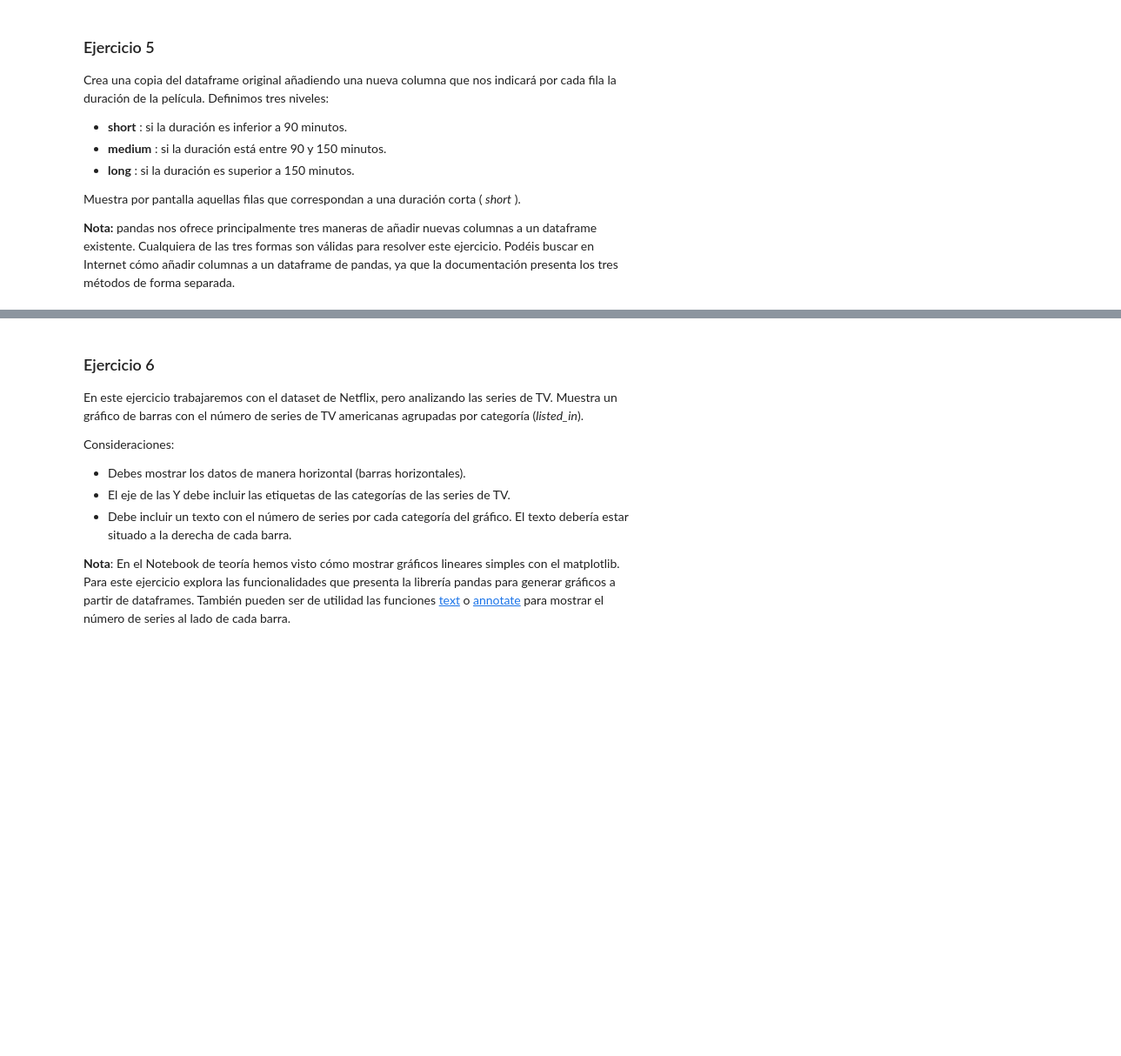
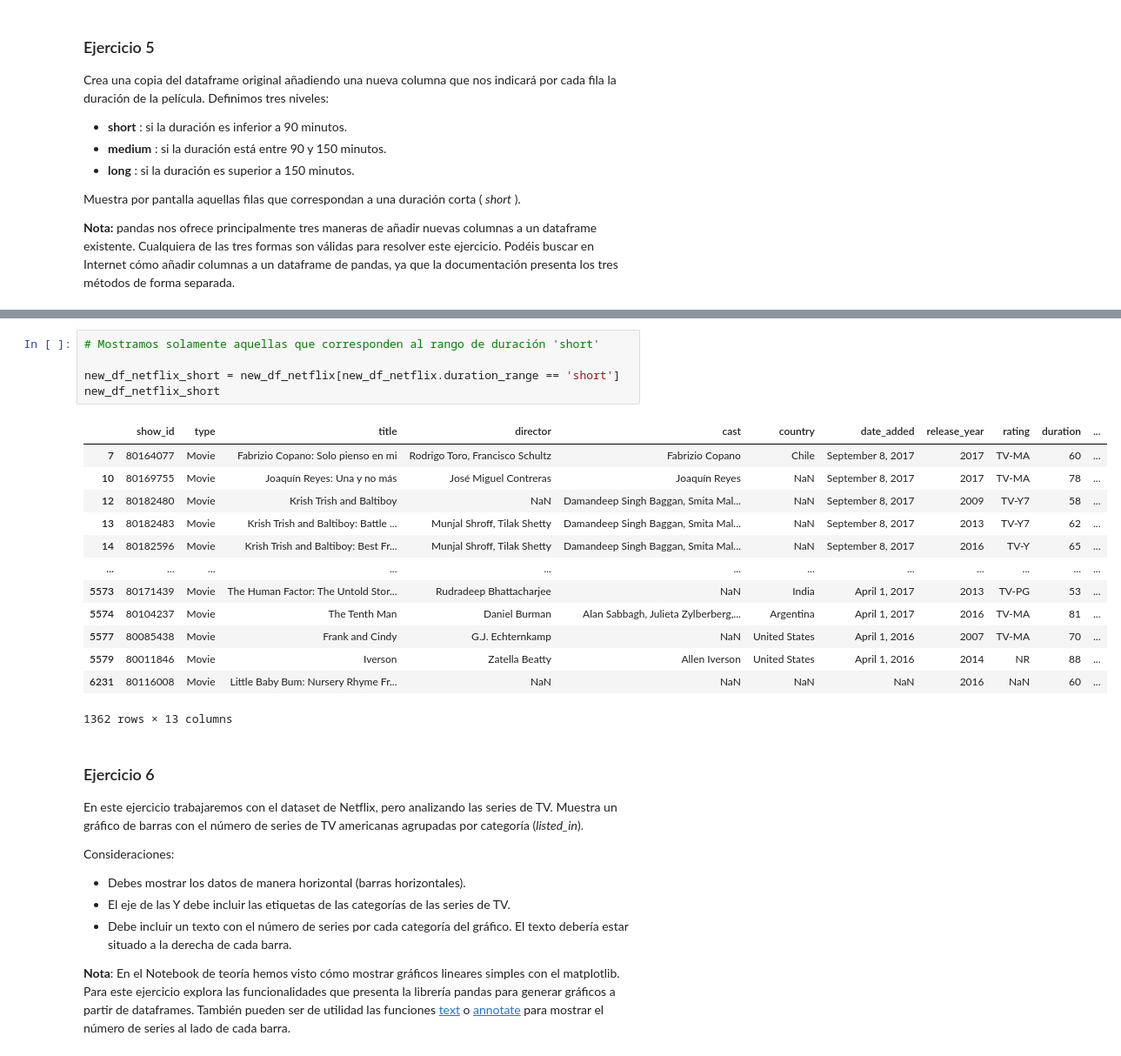
Before and after one commit to rdelaplaza/NEOLAND-DS2020-datalabs, a Jupyter notebook: 02-python-201/practices/02-pandas/your-code/03-pra-pandas_rodri.ipynb, the cells around one changed output, grey strips where cells are left out. Shown at 87% size. Saved outputs shown, nothing was run; the diff lists cells and outputs as text; blank space fills up the shorter version.

```diff
--- a/02-python-201/practices/02-pandas/your-code/03-pra-pandas_rodri.ipynb
+++ b/02-python-201/practices/02-pandas/your-code/03-pra-pandas_rodri.ipynb
@@ -288,3 +338,22 @@ Muestra por pantalla aquellas filas que correspondan a una duración corta ( _sh
+# %%
+# Mostramos solamente aquellas que corresponden al rango de duración 'short'
+
+new_df_netflix_short = new_df_netflix[new_df_netflix.duration_range == 'short']
+new_df_netflix_short
+# %% [output]
+|  | show_id | type | title | director | cast | country | date_added | release_year | rating | duration | ... |
+| 7 | 80164077 | Movie | Fabrizio Copano: Solo pienso en mi | Rodrigo Toro, Francisco Schultz | Fabrizio Copano | Chile | September 8, 2017 | 2017 | TV-MA | 60 | ... |
+| 10 | 80169755 | Movie | Joaquín Reyes: Una y no más | José Miguel Contreras | Joaquín Reyes | NaN | September 8, 2017 | 2017 | TV-MA | 78 | ... |
+| 12 | 80182480 | Movie | Krish Trish and Baltiboy | NaN | Damandeep Singh Baggan, Smita Mal... | NaN | September 8, 2017 | 2009 | TV-Y7 | 58 | ... |
+| 13 | 80182483 | Movie | Krish Trish and Baltiboy: Battle ... | Munjal Shroff, Tilak Shetty | Damandeep Singh Baggan, Smita Mal... | NaN | September 8, 2017 | 2013 | TV-Y7 | 62 | ... |
+| 14 | 80182596 | Movie | Krish Trish and Baltiboy: Best Fr... | Munjal Shroff, Tilak Shetty | Damandeep Singh Baggan, Smita Mal... | NaN | September 8, 2017 | 2016 | TV-Y | 65 | ... |
+| ... | ... | ... | ... | ... | ... | ... | ... | ... | ... | ... | ... |
+| 5573 | 80171439 | Movie | The Human Factor: The Untold Stor... | Rudradeep Bhattacharjee | NaN | India | April 1, 2017 | 2013 | TV-PG | 53 | ... |
+| 5574 | 80104237 | Movie | The Tenth Man | Daniel Burman | Alan Sabbagh, Julieta Zylberberg,... | Argentina | April 1, 2017 | 2016 | TV-MA | 81 | ... |
+| 5577 | 80085438 | Movie | Frank and Cindy | G.J. Echternkamp | NaN | United States | April 1, 2016 | 2007 | TV-MA | 70 | ... |
+| 5579 | 80011846 | Movie | Iverson | Zatella Beatty | Allen Iverson | United States | April 1, 2016 | 2014 | NR | 88 | ... |
+| 6231 | 80116008 | Movie | Little Baby Bum: Nursery Rhyme Fr... | NaN | NaN | NaN | NaN | 2016 | NaN | 60 | ... |
+1362 rows × 13 columns
 # %% [markdown]
 ### Ejercicio 6
 
```
Also changed, not shown: parts of 4 cells of this notebook.
